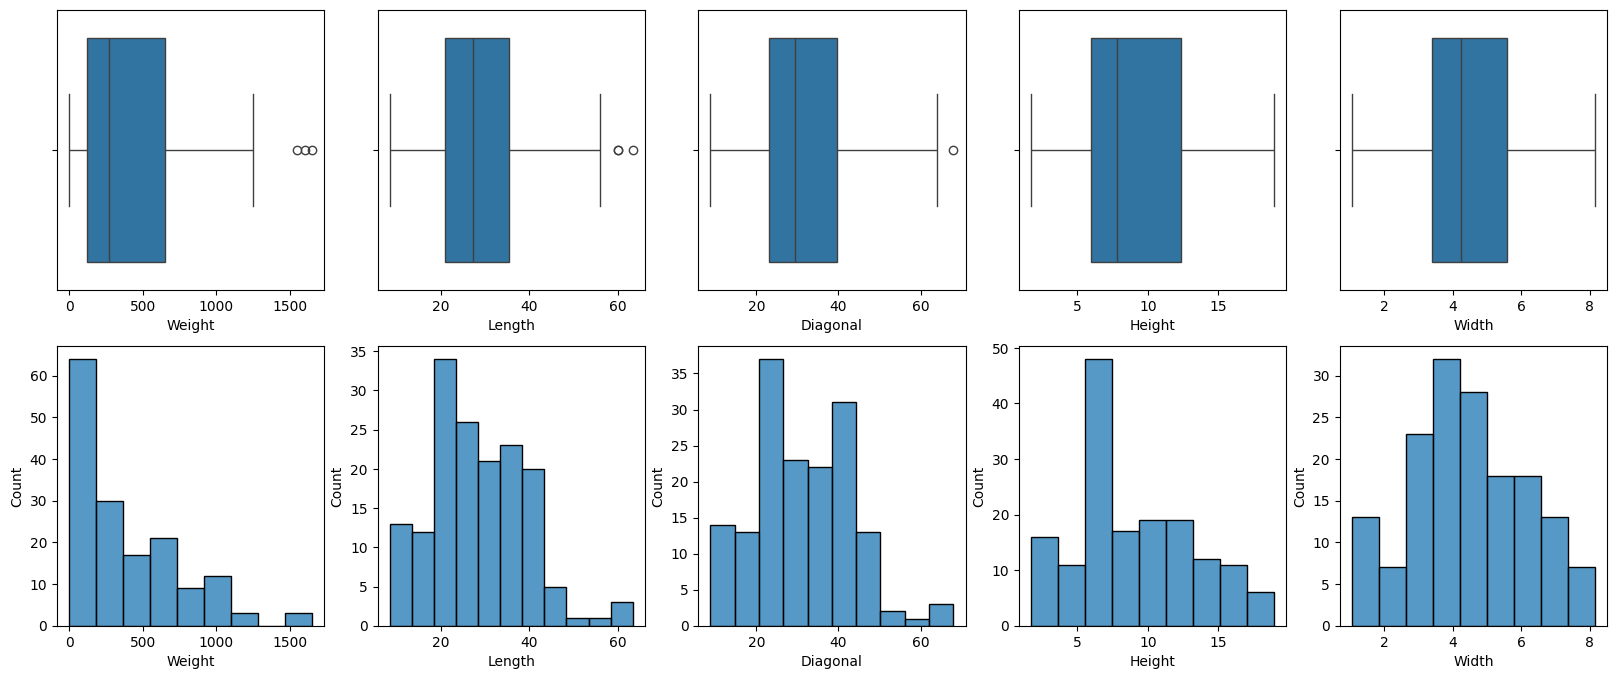
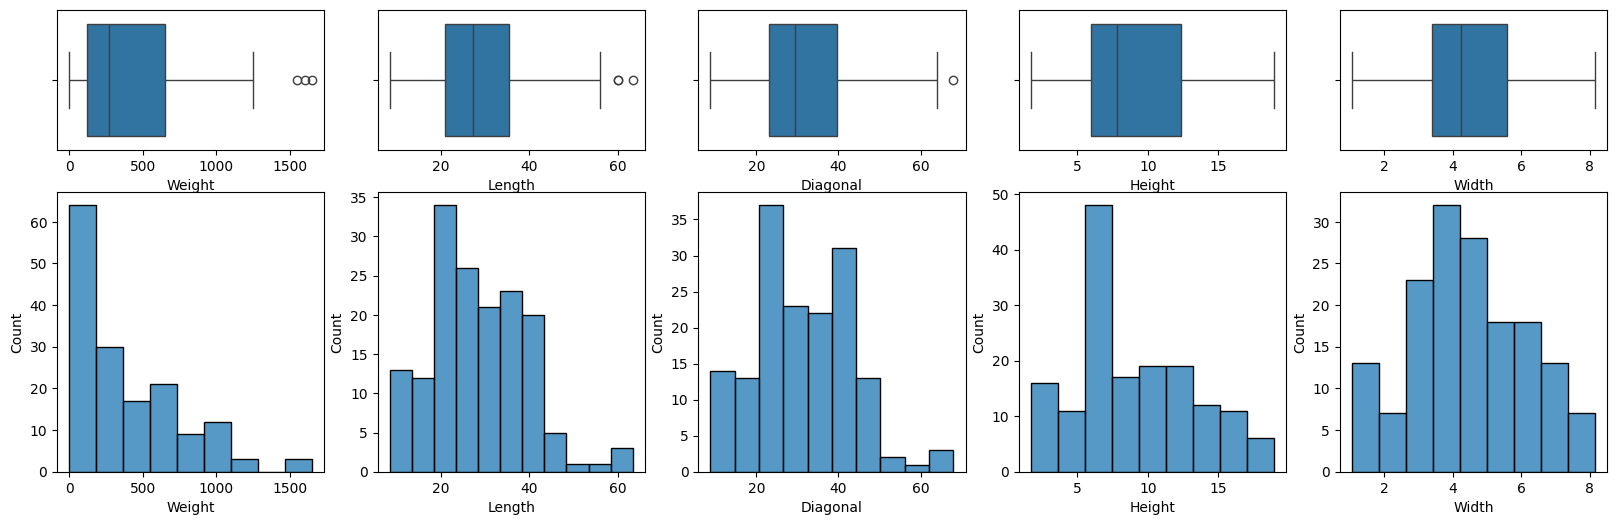
The change to this notebook cell's code, shown as a diff; its figure went from the first image to the second:
--- before
+++ after
@@ -1,3 +1,3 @@
-fig, axes = plt.subplots(nrows=2, ncols=5, figsize=(20, 8))
+fig, axes = plt.subplots(nrows=2, ncols=5, figsize=(20, 6), height_ratios=[1, 2])
 
 for i, var in enumerate(features):

Commit: subplots() 함수 height_ratios 파라미터